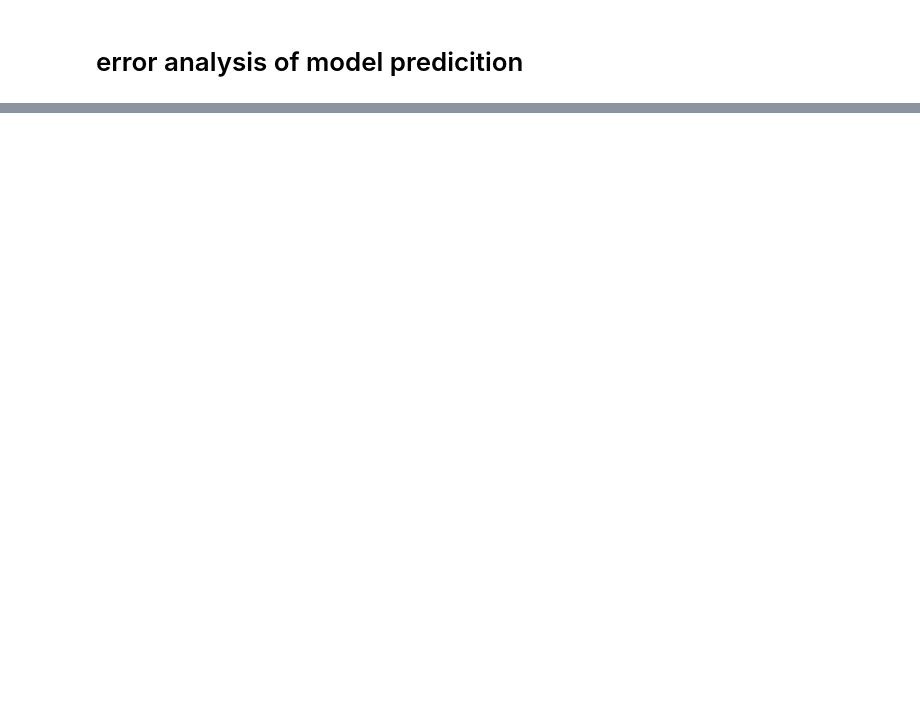
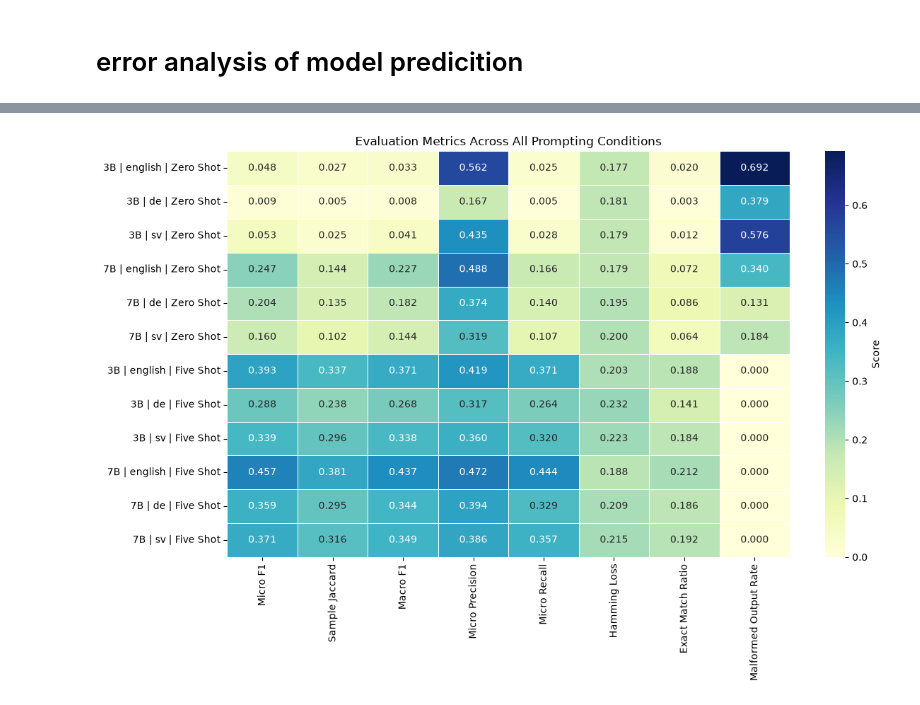
Before and after one commit to AlMaSm7/LLM_sentiment_classification, a Jupyter notebook: notebooks/error_analysis_prompting.ipynb, the cells around one changed output, grey strips where cells are left out. Saved outputs shown, nothing was run; the diff lists cells and outputs as text; code cells hidden in the pictures; blank space fills up the shorter version.

```diff
--- a/notebooks/error_analysis_prompting.ipynb
+++ b/notebooks/error_analysis_prompting.ipynb
@@ -92,0 +118,48 @@ display(comparison_df.head())
+# %%
+heatmap_df = metrics_summary_df.copy()
+heatmap_df["Condition"] = (
+    heatmap_df["model"] + " | " +
+    heatmap_df["target"] + " | " +
+    heatmap_df["mode"].str.replace("_", " ").str.title()
+)
+
+heatmap_df = heatmap_df.set_index("Condition")
+numeric_metrics = [
+    "micro_f1", "macro_f1", "sample_jaccard", "micro_precision",
+    "micro_recall", "exact_match_ratio", "hamming_loss", "malformed_output_rate"
+]
+
+numeric_metrics = [m for m in numeric_metrics if m in heatmap_df.columns]
+heatmap_data = heatmap_df[numeric_metrics]
+
+heatmap_data.columns = heatmap_data.columns.str.replace("_", " ").str.title()
+
+
+plt.figure(figsize=(12, 8))
+
+heatmap_df = metrics_plot_df.copy()
+
+heatmap_df["Condition"] = (
+    heatmap_df["model"] + " | "
+    + heatmap_df["target"] + " | "
+    + heatmap_df["mode"].str.replace("_", " ").str.title()
+)
+
+heatmap_data = heatmap_df.set_index("Condition").select_dtypes(include="number")
+heatmap_data.columns = heatmap_data.columns.str.replace("_", " ").str.title()
+
+sns.heatmap(
+    heatmap_data,
+    annot=True,
+    fmt=".3f",
+    cmap="YlGnBu",
+    cbar_kws={"label": "Score"},
+    linewidths=0.5
+)
+
+plt.title("Evaluation Metrics Across All Prompting Conditions")
+plt.ylabel("")
+plt.tight_layout()
+plt.show()
+# %% [output]
+[figure, added]
```
Also changed, not shown: parts of 6 cells of this notebook, 1 other file.
